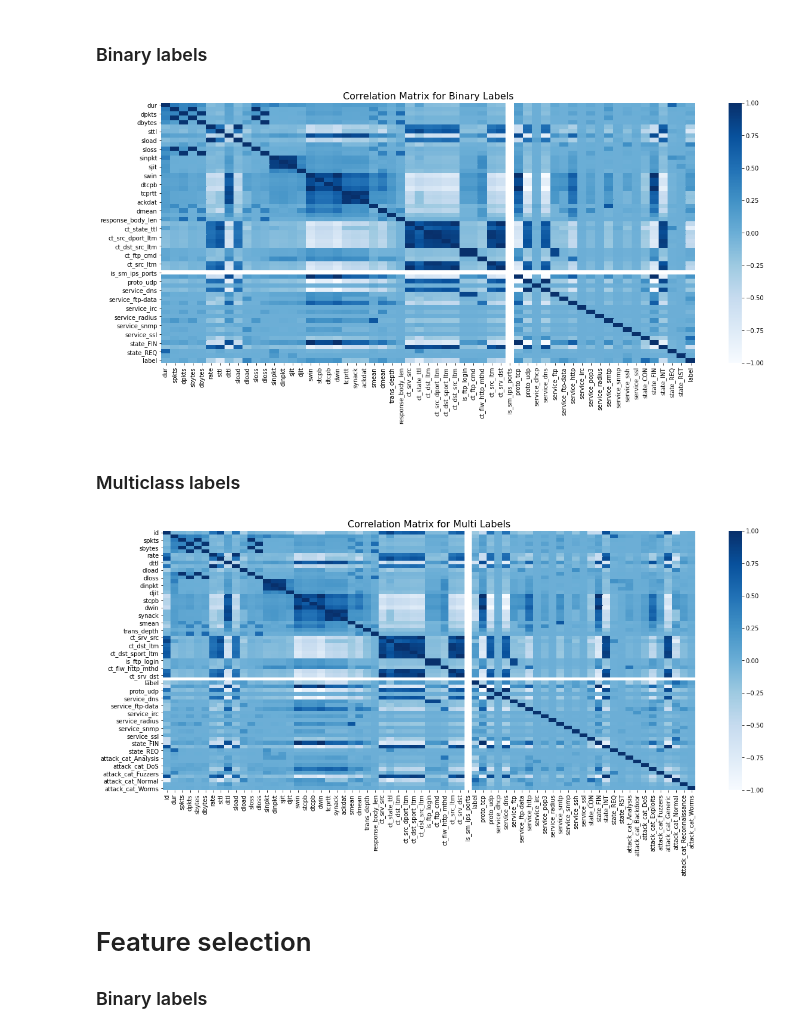
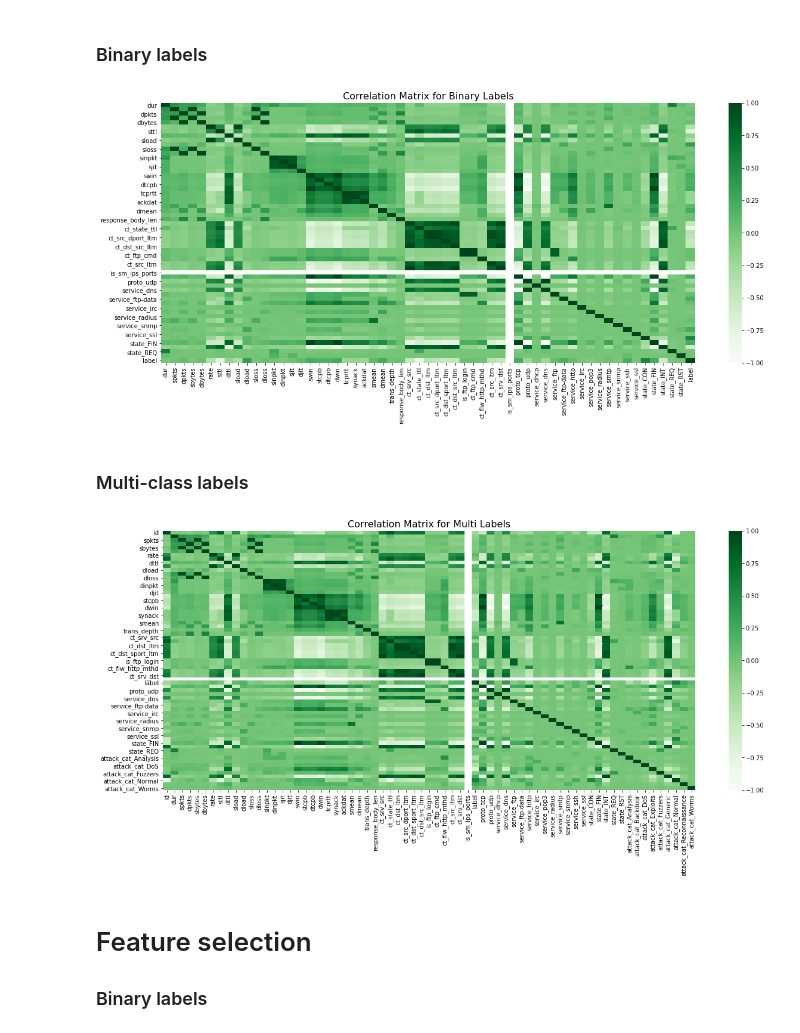
Before and after one commit to bhavyadave09/Network-Intrusion-Detection-using-Machine-Learning, a Jupyter notebook: Main.ipynb, the cells around one changed output. Drawn from its saved outputs; the diff is of its cells as text; code cells hidden in the pictures.

```diff
--- a/Main.ipynb
+++ b/Main.ipynb
@@ -360,22 +362,22 @@ num_col.append('label')
 # %%
 plt.figure(figsize=(20,8))
 corr_bin = bin_data[num_col].corr()
-sns.heatmap(corr_bin,vmax=1.0,annot=False, cmap='Blues')
+sns.heatmap(corr_bin,vmax=1.0,annot=False, cmap='Greens')
 plt.title('Correlation Matrix for Binary Labels',fontsize=16)
 plt.show()
 # %% [output]
-[figure, old version]
+[figure, new version]
 # %% [markdown]
-### Multiclass labels
+### Multi-class labels
 # %%
 num_col = list(multi_data.select_dtypes(include='number').columns)
 plt.figure(figsize=(20,8))
 corr_multi = multi_data[num_col].corr()
-sns.heatmap(corr_multi,vmax=1.0,annot=False, cmap='Blues')
+sns.heatmap(corr_multi,vmax=1.0,annot=False, cmap='Greens')
 plt.title('Correlation Matrix for Multi Labels',fontsize=16)
 plt.show()
 # %% [output]
-[figure, old version]
+[figure, new version]
 # %% [markdown]
 # Feature selection
 
```
Also changed, not shown: parts of 4 cells of this notebook.
